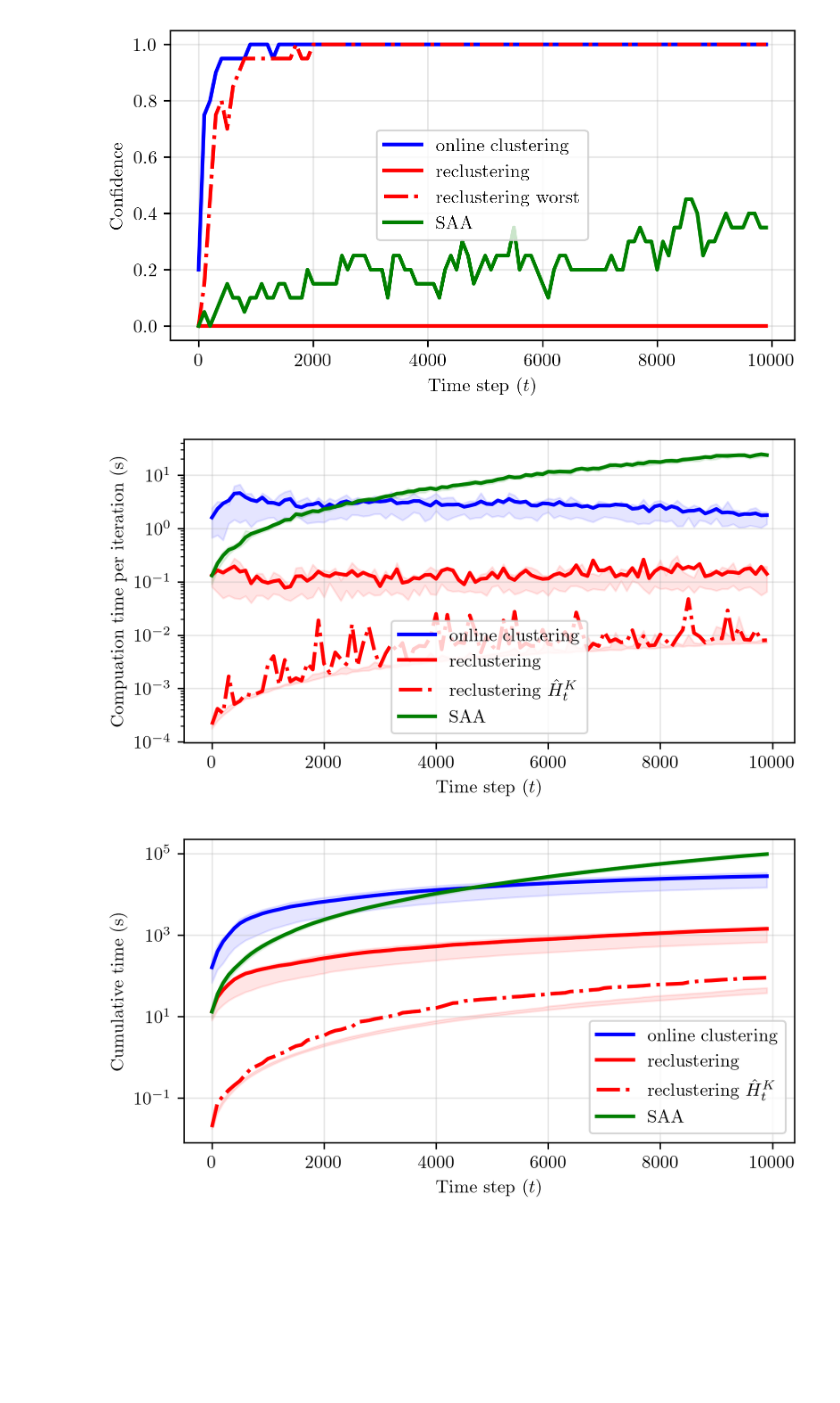
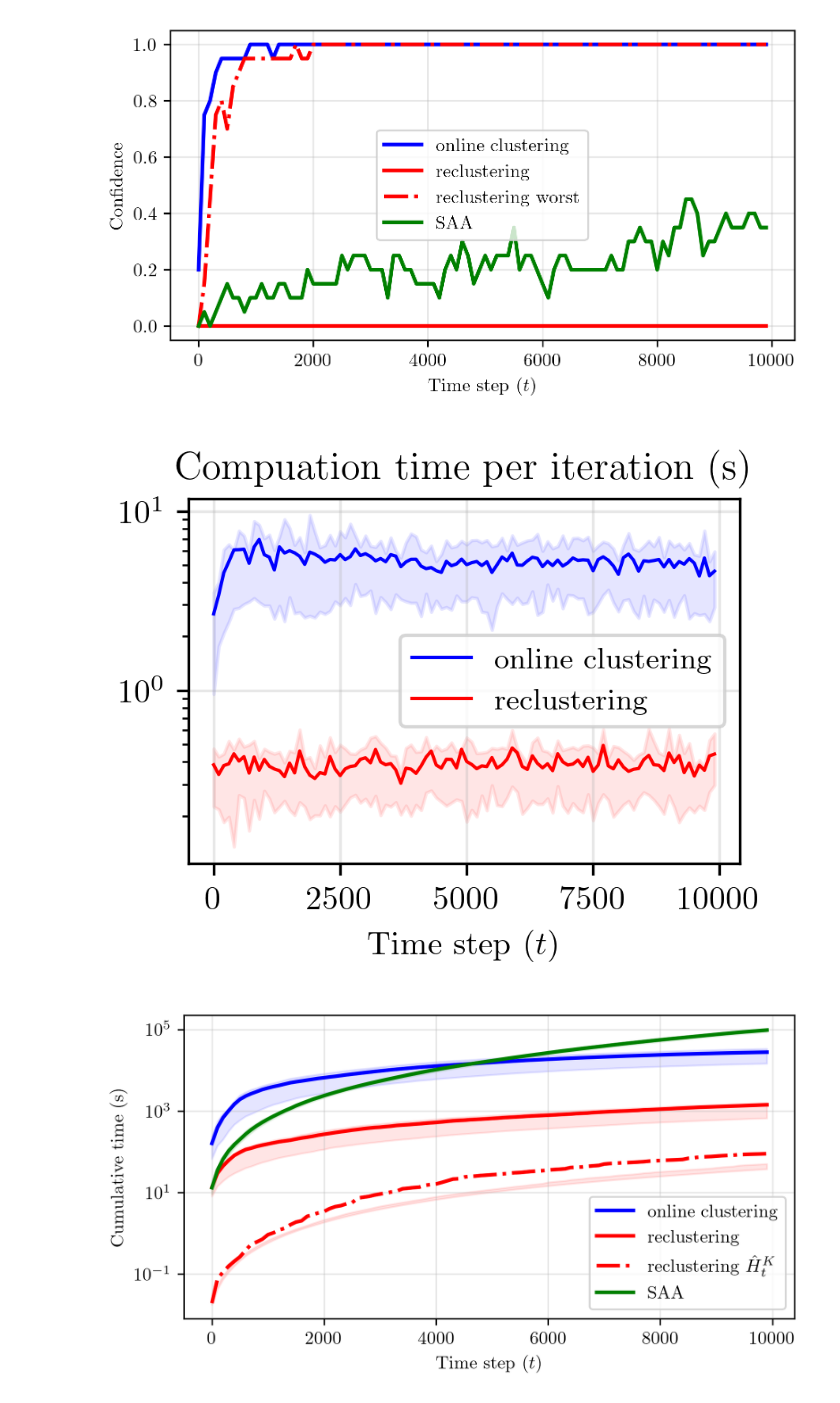
Before and after one commit to stellatogrp/online_mro, a Jupyter notebook: portfolio/analysis/plots/plots_10000.ipynb, the cells around one changed output. Saved outputs shown, nothing was run; the diff lists cells and outputs as text; code cells hidden in the pictures; blank space fills up the shorter version.

Commit message:
update plots

```diff
--- a/portfolio/analysis/plots/plots_10000.ipynb
+++ b/portfolio/analysis/plots/plots_10000.ipynb
@@ -92,25 +92,25 @@ def plot_computation_times_iter(df, quantiles, df1=None, quantiles1=None, end_in
         "font.size": fontsize
     })
     t_range = np.array(df['t'])[(0*end_ind)+1:(1)*end_ind:2]
-    plt.figure(figsize=(6, 3), dpi=300)
+    plt.figure(figsize=(3, 2), dpi=300)
     plt.plot(t_range, df['online_time'][(j1*end_ind)+1:(j1+1)*end_ind:2], 'b-', linewidth=1, label = "online clustering")
-    plt.plot(t_range, df['MRO_time'][(j2*end_ind)+1:(j2+1)*end_ind:2], 'r-', linewidth=1, label = "reclustering")
+    plt.plot(t_range, np.array(df['MRO_time'][(j2*end_ind)+1:(j2+1)*end_ind:2])+np.array(df['MRO_worst_times'][(j1*end_ind)+1:(j1+1)*end_ind:2]), 'r-', linewidth=1, label = "reclustering")
     plt.fill_between(np.array(t_range),y1=np.array(quantiles[q1]['online_time'][(j1*end_ind)+1:(j1+1)*end_ind:2]).astype(float),y2=np.array(quantiles[q2]['online_time'][(j1*end_ind)+1:(j1+1)*end_ind:2]).astype(float),alpha=alpha, color = 'b')
-    plt.fill_between(np.array(t_range),y1=np.array(quantiles[q1]['MRO_time'][(j2*end_ind)+1:(j2+1)*end_ind:2]).astype(float),y2=np.array(quantiles[q2]['MRO_time'][(j2*end_ind)+1:(j2+1)*end_ind:2]).astype(float),alpha=alpha, color = 'r')
+    plt.fill_between(np.array(t_range),y1=np.array(quantiles[q1]['MRO_time'][(j2*end_ind)+1:(j2+1)*end_ind:2]).astype(float)+np.array(quantiles[q1]['MRO_worst_times'][(j2*end_ind)+1:(j2+1)*end_ind:2]).astype(float),y2=np.array(quantiles[q2]['MRO_time'][(j2*end_ind)+1:(j2+1)*end_ind:2]).astype(float)+np.array(quantiles[q2]['MRO_worst_times'][(j2*end_ind)+1:(j2+1)*end_ind:2]).astype(float),alpha=alpha, color = 'r')
 
     # plt.plot(t_range, df['worst_times'][(j1*end_ind)+1:(j1+1)*end_ind:2], 'b-.', linewidth=1, label = r"online clustering $\hat{H}^K_t$")
-    plt.plot(t_range, df['MRO_worst_times'][(j1*end_ind)+1:(j1+1)*end_ind:2], 'r-.', linewidth=1, label = r"reclustering $\hat{H}^K_t$")
+    # plt.plot(t_range, df['MRO_worst_times'][(j1*end_ind)+1:(j1+1)*end_ind:2], 'r-.', linewidth=1, label = r"reclustering $\hat{H}^K_t$")
     # plt.fill_between(np.array(t_range),y1=np.array(quantiles[q1]['worst_times'][(j1*end_ind)+1:(j1+1)*end_ind:2]).astype(float),y2=np.array(quantiles[q2]['worst_times'][(j1*end_ind)+1:(j1+1)*end_ind:2]).astype(float),alpha=alpha, color = 'b')
-    plt.fill_between(np.array(t_range),y1=np.array(quantiles[q1]['MRO_worst_times'][(j2*end_ind)+1:(j2+1)*end_ind:2]).astype(float),y2=np.array(quantiles[q2]['MRO_worst_times'][(j2*end_ind)+1:(j2+1)*end_ind:2]).astype(float),alpha=alpha, color = 'r')
+    # plt.fill_between(np.array(t_range),y1=np.array(quantiles[q1]['MRO_worst_times'][(j2*end_ind)+1:(j2+1)*end_ind:2]).astype(float),y2=np.array(quantiles[q2]['MRO_worst_times'][(j2*end_ind)+1:(j2+1)*end_ind:2]).astype(float),alpha=alpha, color = 'r')
 
     # plt.plot(t_range, df1['DRO_time'][(j3*end_ind)+1:(j3+1)*end_ind:2], color ='black', linewidth=1, label = "DRO")
-    plt.plot(t_range, df1['SA_time'][(j3*end_ind)+1:(j3+1)*end_ind:2], color ='g', linewidth=1, label = "SAA")
+    # plt.plot(t_range, df1['SA_time'][(j3*end_ind)+1:(j3+1)*end_ind:2], color ='g', linewidth=1, label = "SAA")
     # plt.fill_between(np.array(t_range),y1=np.array(quantiles1[q1]['DRO_time'][(j3*end_ind)+1:(j3+1)*end_ind:2]).astype(float),y2=np.array(quantiles1[q2]['DRO_time'][(j3*end_ind)+1:(j3+1)*end_ind:2]).astype(float),alpha=alpha, color = 'black')
-    plt.fill_between(np.array(t_range),y1=np.array(quantiles1[q1]['SA_time'][(j3*end_ind)+1:(j3+1)*end_ind:2]).astype(float),y2=np.array(quantiles1[q2]['SA_time'][(j3*end_ind)+1:(j3+1)*end_ind:2]).astype(float),alpha=alpha, color = 'g')
+    # plt.fill_between(np.array(t_range),y1=np.array(quantiles1[q1]['SA_time'][(j3*end_ind)+1:(j3+1)*end_ind:2]).astype(float),y2=np.array(quantiles1[q2]['SA_time'][(j3*end_ind)+1:(j3+1)*end_ind:2]).astype(float),alpha=alpha, color = 'g')
 
     plt.legend()
     plt.xlabel(r'Time step $(t)$')
-    plt.ylabel(r'Compuation time per iteration (s)')
+    plt.title(r'Compuation time per iteration (s)')
     plt.grid(True, alpha=0.3)
     plt.yscale("log")
-    plt.savefig('time_iters.pdf', bbox_inches='tight', dpi=300)
+    plt.savefig('time_iters_T.pdf', bbox_inches='tight', dpi=300)
@@ -229,8 +186,8 @@ K_list = [0,15]
 eps_init = [0.005,0.0048,0.0015]
 M = len(eps_init)
 quant_list = [25,75]
-foldername = '/Users/irina.wang/Desktop/Princeton/Project2/mro_mpc/portfolio_exp/T'+str(T-1)+'R'+str(R)+'/'
-folderout = '/Users/irina.wang/Desktop/Princeton/Project2/mro_mpc/portfolio_exp/T'+str(T-1)+'/'
+foldername = '/Users/irina.wang/Desktop/Princeton/Project2/mro_mpc/portfolio_exp/ver1/T'+str(T-1)+'R'+str(R)+'/'
+folderout = '/Users/irina.wang/Desktop/Princeton/Project2/mro_mpc/portfolio_exp/ver1/T'+str(T-1)+'/'
 # setup MRO dfs
 def setup_dfs(init = False):
     if init:
@@ -324,9 +281,9 @@ plot_satisfy(df,j=(1,8,0),K=15,df1=df[0],dro=True,end_ind = 201)
 # %% [output]
 [figure]
 # %%
-plot_computation_times_iter(df,quantiles,df[0],quantiles[0],j=(1,7,0),K=K,q=(25,75),dro=True, end_ind = 201)
+plot_computation_times_iter(df,quantiles,df[0],quantiles[0],j=(2,3,0),K=K,q=(25,75), end_ind = 201)
 # %% [output]
-[figure, old version]
+[figure, new version]
 # %%
 plot_computation_times_cum(df,quantiles,df[0],quantiles[0],j=(1,7,0),K=K,q=(25,75),dro=True,end_ind = 201)
 # %% [output]
```
Also changed, not shown: parts of 3 cells of this notebook, 16 other files.
